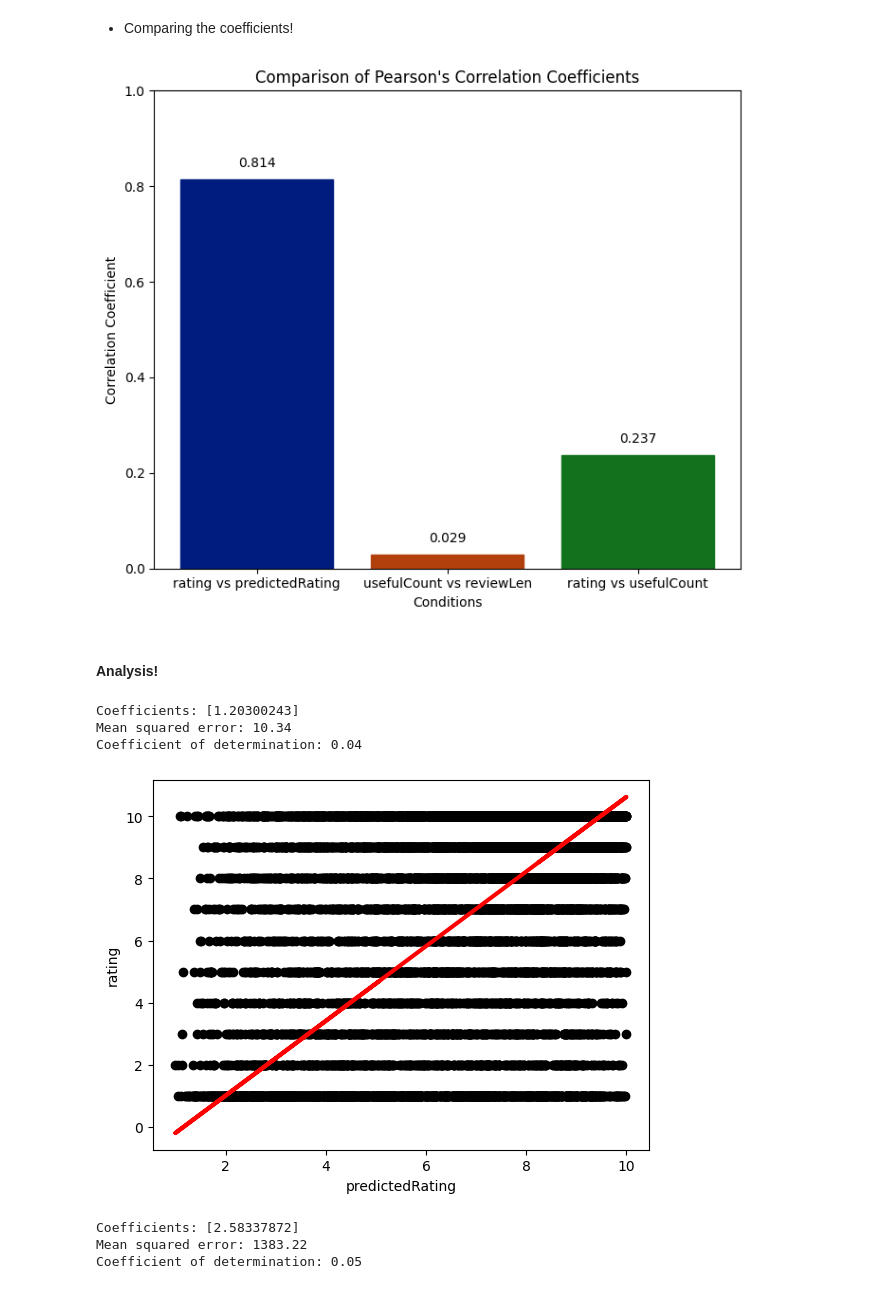
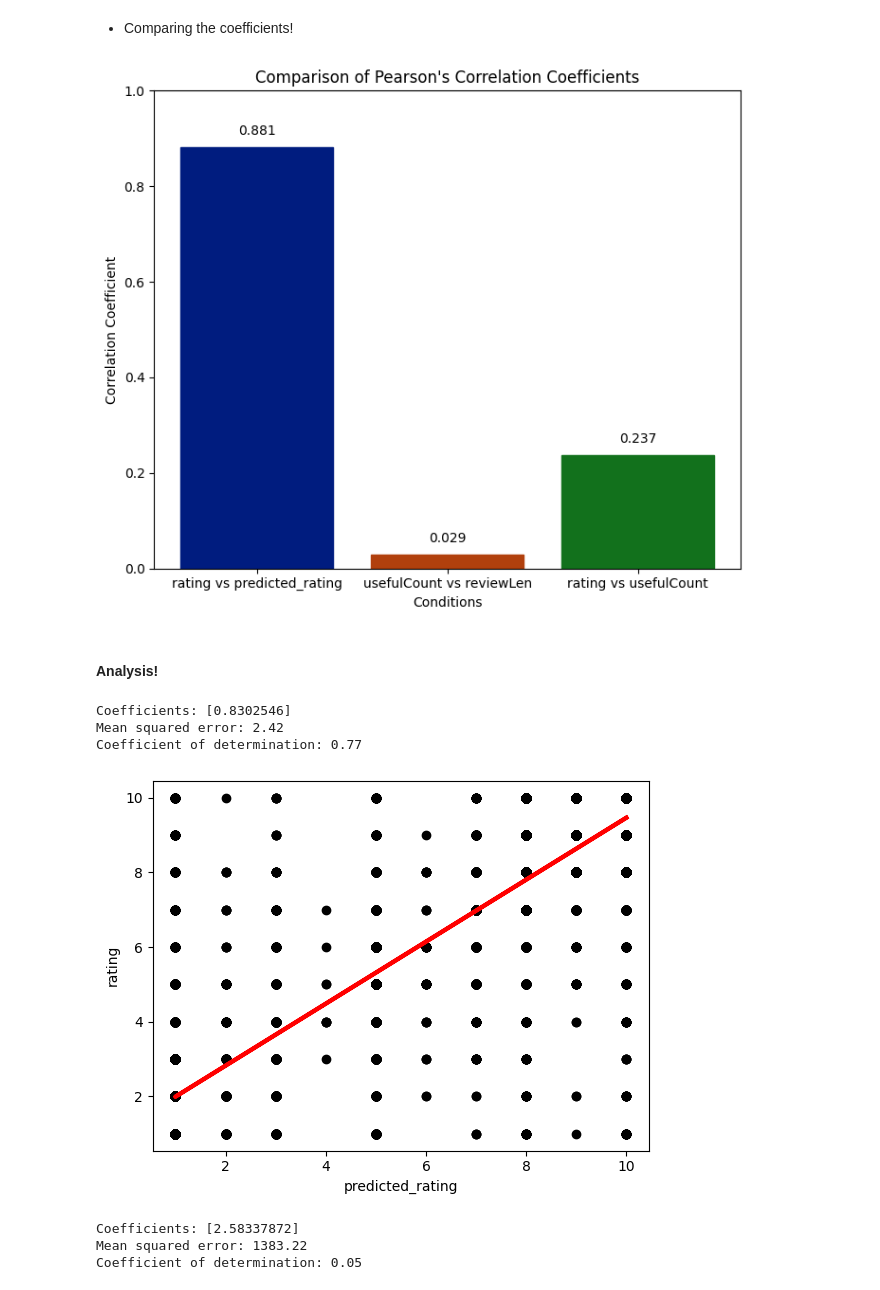
Before and after one commit to rtpn2000/drugReviewAnalysis, a Jupyter notebook: project_part_3_Team_10.ipynb, the cells around one changed output. Drawn from its saved outputs; the diff is of its cells as text; code cells hidden in the pictures.

Commit message:
Trained our predicted model for two epochs and did the regression analysis which significantly imporved our R2 Squared Score.

```diff
--- a/project_part_3_Team_10.ipynb
+++ b/project_part_3_Team_10.ipynb
@@ -39,7 +39,7 @@ from transformers.keras_callbacks import KerasMetricCallback
 from datasets import Dataset
 from tqdm.auto import tqdm
 # %%
-df = pd.read_csv("C://Users//rtpn2//OneDrive//Desktop//WinterQ24//Machine Learning//Project//drugReviewAnalysis//drugReviewAnalysis//test_predicted_ratings.csv")
+df = pd.read_csv("C://Users//rtpn2//OneDrive//Desktop//WinterQ24//Machine Learning//Project//drugReviewAnalysis//drugReviewAnalysis//predicted_test.csv")
 df['reviewLen'] = df['review'].apply(lambda x: len(x))
 # %% [markdown]
 - Checking the pairwise relationships between left over variables.
@@ -73,7 +73,7 @@ Pearsons correlation: 0.237
 - Comparing the coefficients!
 # %%
 corrCoeff = [corrRvPR, corrUCvRL, corrRvUC]
-conditions = ['rating vs predictedRating', 'usefulCount vs reviewLen', 'rating vs usefulCount']
+conditions = ['rating vs predicted_rating', 'usefulCount vs reviewLen', 'rating vs usefulCount']
 
 sns.set_palette('dark')
 plt.figure(figsize=(7, 6))
@@ -94,34 +94,34 @@ for i, v in enumerate(corrCoeff):
 plt.tight_layout()
 plt.show()
 # %% [output]
-[figure, old version]
+[figure, new version]
 # %% [markdown]
 #### Analysis!
 # %%
-X = np.array(df['predictedRating']).reshape(-1, 1)
+X = np.array(df['predicted_rating']).reshape(-1, 1)
 y = df['rating']
 X_train, X_test, y_train, y_test = train_test_split(X, y, test_size=0.20,random_state=42)
 regr = linear_model.LinearRegression()
 regr.fit(X_train, y_train)
 y_pred = regr.predict(X_test)
 
 print("Coefficients:", regr.coef_)
 print("Mean squared error: %.2f" % mean_squared_error(y_test, y_pred))
 
 rSq_1 = r2_score(y_test, y_pred)
 print("Coefficient of determination: %.2f" % rSq_1)
 
 
 plt.scatter(X_test, y_test, color="black")
 plt.plot(X_test, y_pred, color="red", linewidth=3)
-plt.xlabel('predictedRating')
+plt.xlabel('predicted_rating')
 plt.ylabel('rating')
 plt.show()
 # %% [output]
-Coefficients: [1.20300243]
-Mean squared error: 10.34
-Coefficient of determination: 0.04
+Coefficients: [0.8302546]
+Mean squared error: 2.42
+Coefficient of determination: 0.77
-[figure, old version]
+[figure, new version]
 # %%
 X = np.array(df['rating']).reshape(-1, 1)
 y = df['usefulCount']
```
Also changed, not shown: parts of 5 cells of this notebook.
